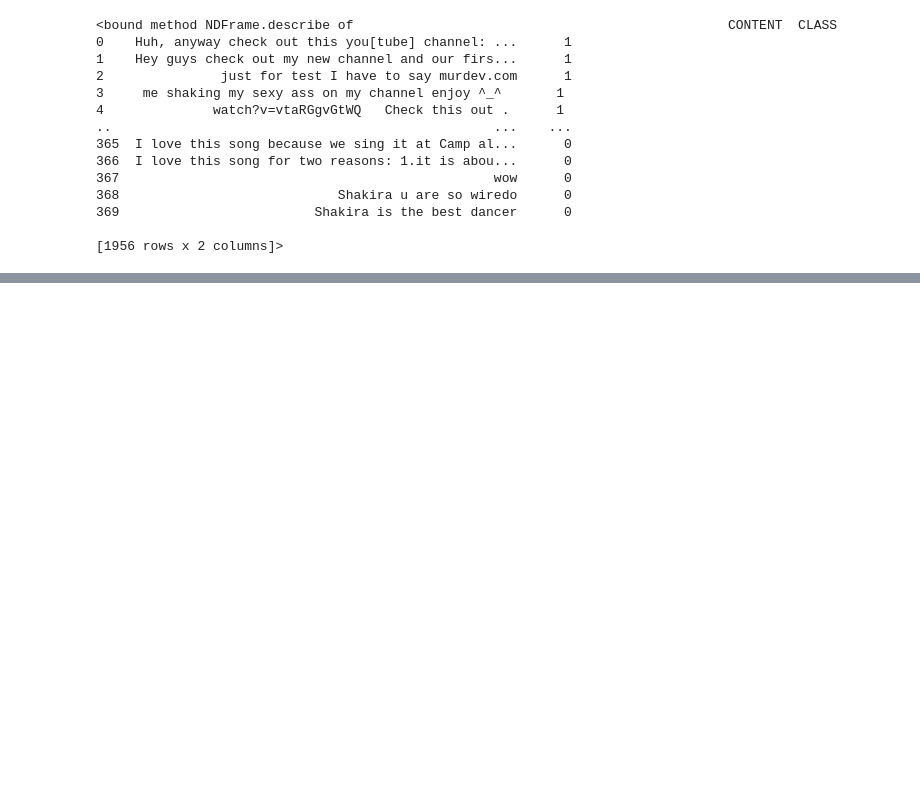
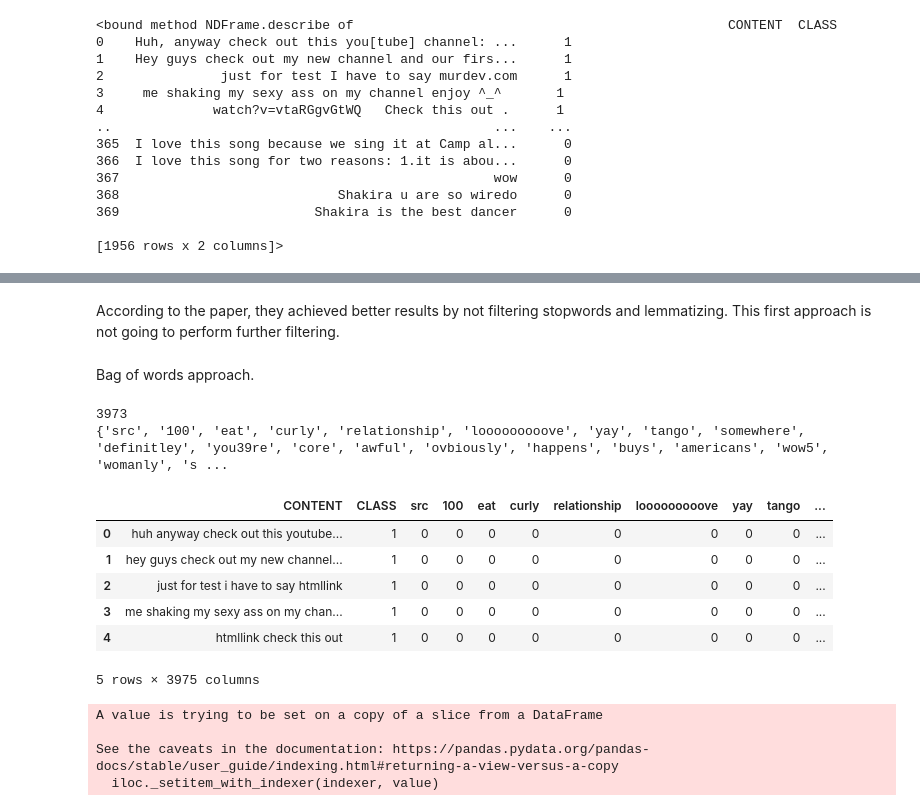
Before and after one commit to datarepresentation/spam-detector, a Jupyter notebook: spamDetector_EDA.ipynb, the cells around one changed output, grey strips where cells are left out. Saved outputs shown, nothing was run; the diff lists cells and outputs as text; code cells hidden in the pictures; blank space fills up the shorter version.

Commit message:
data cleanining and creation of the vocabulary

```diff
--- a/spamDetector_EDA.ipynb
+++ b/spamDetector_EDA.ipynb
@@ -134,0 +172,41 @@ print(df.describe)
+# %%
+df["CONTENT"]=df["CONTENT"].apply(clean_nonalpha)
+# %% [markdown]
+According to the paper, they achieved better results by not filtering stopwords and lemmatizing. This first approach is not going to perform further filtering.
+# %% [markdown]
+Bag of words approach.
+# %%
+vocab = []
+for sentence in df["CONTENT"]:
+  for word in sentence.split():
+    vocab.append(word)
+# %%
+# Eliminate duplicate words in the vocabulary
+vocabulary = set(vocab)
+print(len(vocabulary))
+print(vocabulary)
+# %% [output]
+3973
+{'src', '100', 'eat', 'curly', 'relationship', 'looooooooove', 'yay', 'tango', 'somewhere', 'definitley', 'you39re', 'core', 'awful', 'ovbiously', 'happens', 'buys', 'americans', 'wow5', 'womanly', 's ...
+# %%
+for word in vocabulary:
+  df[word] = 0
+# %%
+df.head()
+# %% [output]
+|  | CONTENT | CLASS | src | 100 | eat | curly | relationship | looooooooove | yay | tango | ... |
+| 0 | huh anyway check out this youtube... | 1 | 0 | 0 | 0 | 0 | 0 | 0 | 0 | 0 | ... |
+| 1 | hey guys check out my new channel... | 1 | 0 | 0 | 0 | 0 | 0 | 0 | 0 | 0 | ... |
+| 2 | just for test i have to say htmllink | 1 | 0 | 0 | 0 | 0 | 0 | 0 | 0 | 0 | ... |
+| 3 | me shaking my sexy ass on my chan... | 1 | 0 | 0 | 0 | 0 | 0 | 0 | 0 | 0 | ... |
+| 4 | htmllink check this out | 1 | 0 | 0 | 0 | 0 | 0 | 0 | 0 | 0 | ... |
+5 rows × 3975 columns
+# %%
+for index, sentence in enumerate(df["CONTENT"]):
+  for word in sentence.split():
+    df[word].iloc[index] += 1
+# %% [output]
+A value is trying to be set on a copy of a slice from a DataFrame
+
+See the caveats in the documentation: https://pandas.pydata.org/pandas-docs/stable/user_guide/indexing.html#returning-a-view-versus-a-copy
+  iloc._setitem_with_indexer(indexer, value)
```
Also changed, not shown: parts of 19 cells of this notebook.
